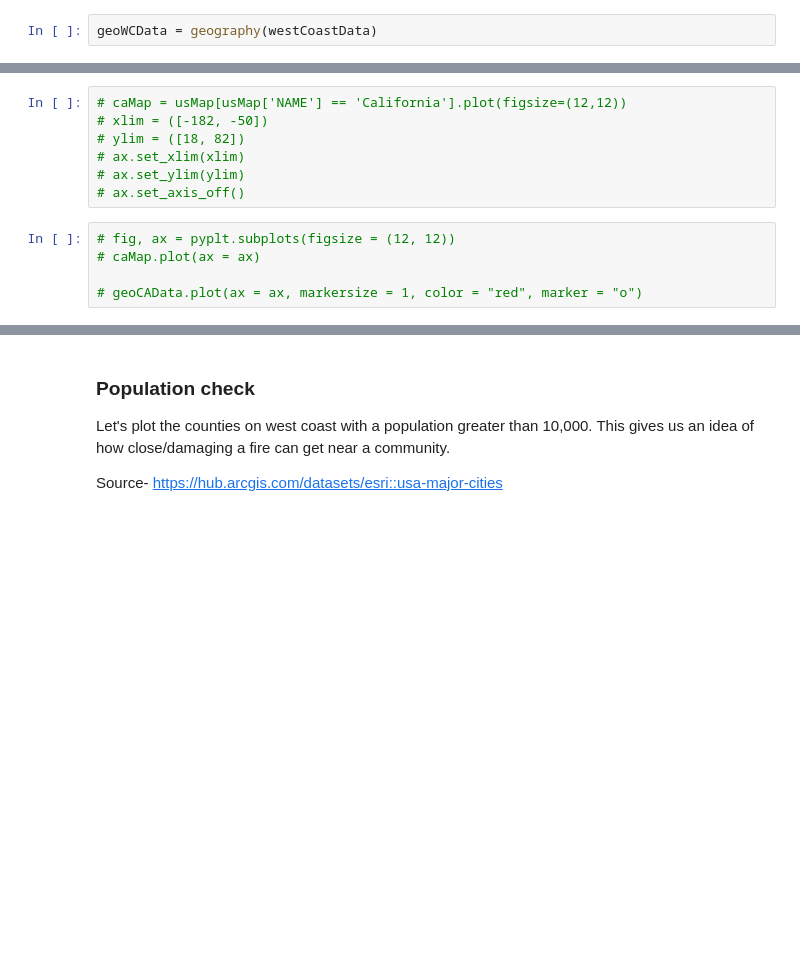
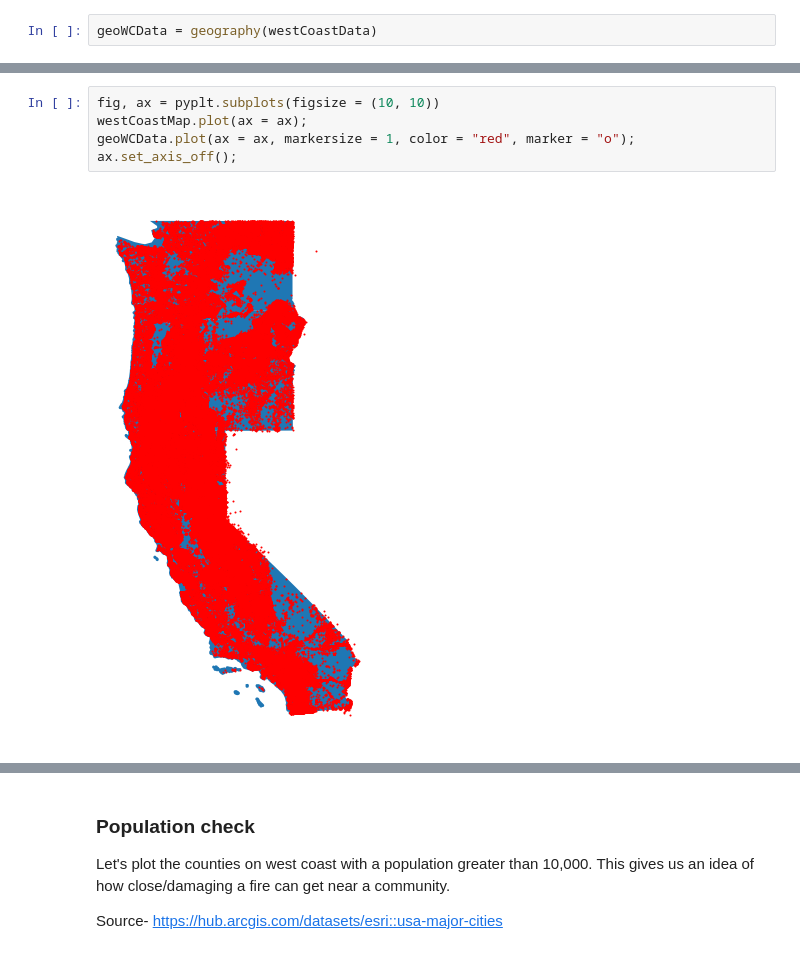
Before and after one commit to tcparchem/CS-418-Semester-Project, a Jupyter notebook: Analysis of Fire Start Data.ipynb, the cells around one changed output, grey strips where cells are left out. Saved outputs shown, nothing was run; the diff lists cells and outputs as text; blank space fills up the shorter version.

```diff
--- a/Analysis of Fire Start Data.ipynb
+++ b/Analysis of Fire Start Data.ipynb
@@ -169,15 +168,10 @@ westCoastMap.plot(ax = ax);
 ax.set_axis_off();
 # %% [output]
 [figure]
-# %%
-# caMap = usMap[usMap['NAME'] == 'California'].plot(figsize=(12,12))
-# xlim = ([-182, -50])
-# ylim = ([18, 82])
-# ax.set_xlim(xlim)
-# ax.set_ylim(ylim)
-# ax.set_axis_off()
 # %%
-# fig, ax = pyplt.subplots(figsize = (12, 12))
-# caMap.plot(ax = ax)
-
-# geoCAData.plot(ax = ax, markersize = 1, color = "red", marker = "o")
+fig, ax = pyplt.subplots(figsize = (10, 10))
+westCoastMap.plot(ax = ax);
+geoWCData.plot(ax = ax, markersize = 1, color = "red", marker = "o");
+ax.set_axis_off();
+# %% [output]
+[figure, added]
```
Also changed, not shown: parts of 60 cells of this notebook.
